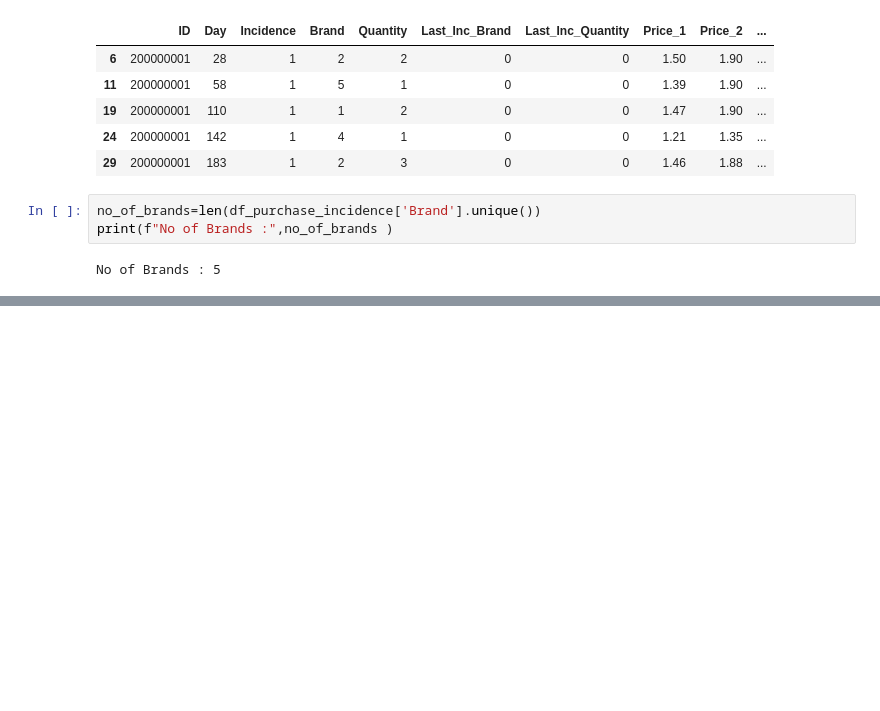
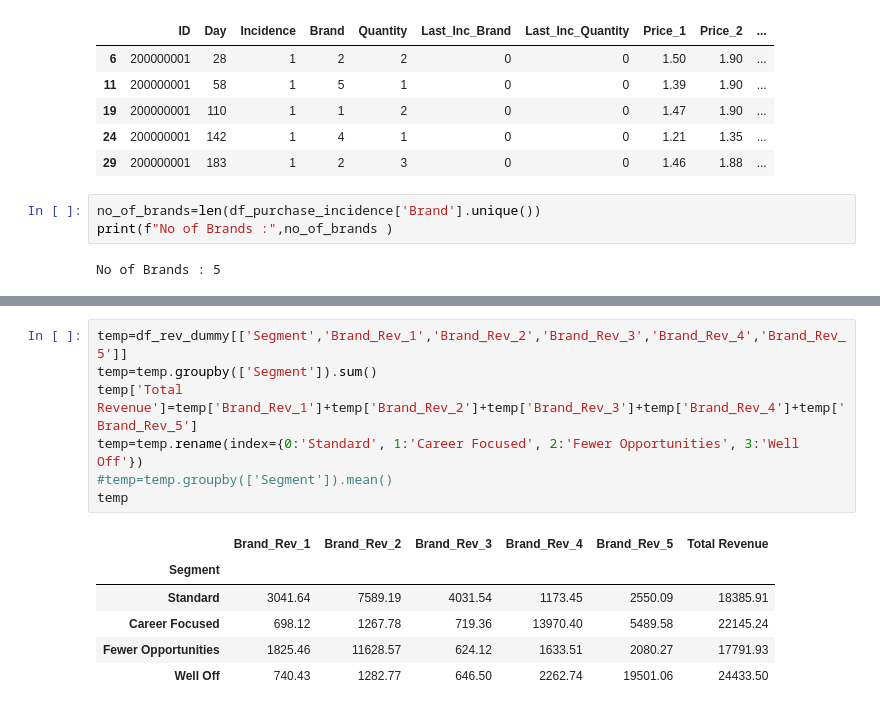
Before and after one commit to rajeevak40/Retail_Analytics, a Jupyter notebook: Purchase_Analytics.ipynb, the cells around one changed output, grey strips where cells are left out. Drawn from its saved outputs; the diff is of its cells as text; blank space fills up the shorter version.

```diff
--- a/Purchase_Analytics.ipynb
+++ b/Purchase_Analytics.ipynb
@@ -333,0 +357,14 @@ df_purchase_incidence.head()
+# %%
+temp=df_rev_dummy[['Segment','Brand_Rev_1','Brand_Rev_2','Brand_Rev_3','Brand_Rev_4','Brand_Rev_5']]
+temp=temp.groupby(['Segment']).sum()
+temp['Total Revenue']=temp['Brand_Rev_1']+temp['Brand_Rev_2']+temp['Brand_Rev_3']+temp['Brand_Rev_4']+temp['Brand_Rev_5']
+temp=temp.rename(index={0:'Standard', 1:'Career Focused', 2:'Fewer Opportunities', 3:'Well Off'})
+#temp=temp.groupby(['Segment']).mean()
+temp
+# %% [output]
+|  | Brand_Rev_1 | Brand_Rev_2 | Brand_Rev_3 | Brand_Rev_4 | Brand_Rev_5 | Total Revenue |
+| Segment |  |  |  |  |  |  |
+| Standard | 3041.64 | 7589.19 | 4031.54 | 1173.45 | 2550.09 | 18385.91 |
+| Career Focused | 698.12 | 1267.78 | 719.36 | 13970.40 | 5489.58 | 22145.24 |
+| Fewer Opportunities | 1825.46 | 11628.57 | 624.12 | 1633.51 | 2080.27 | 17791.93 |
+| Well Off | 740.43 | 1282.77 | 646.50 | 2262.74 | 19501.06 | 24433.50 |
```
Also changed, not shown: parts of 6 cells of this notebook.
